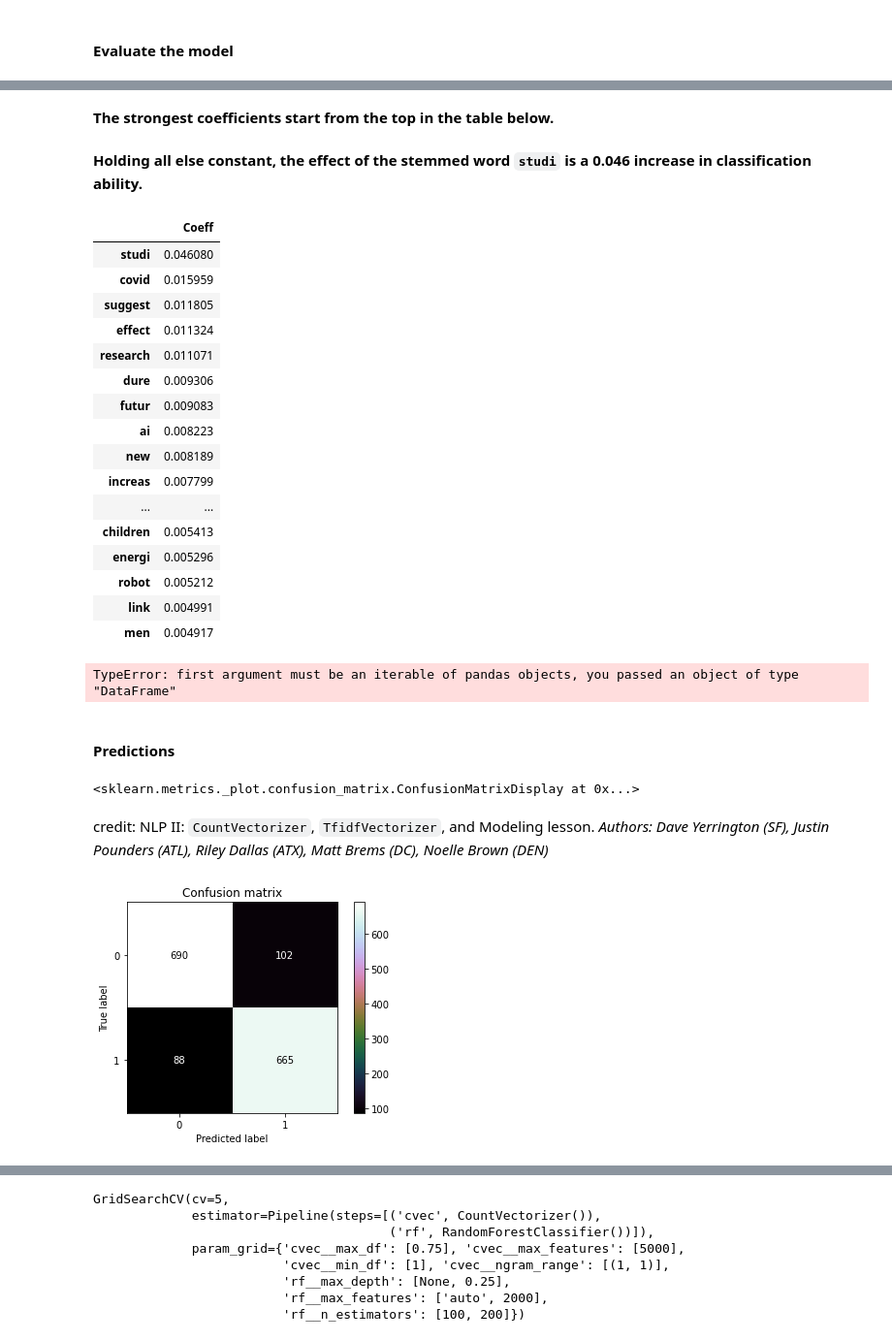
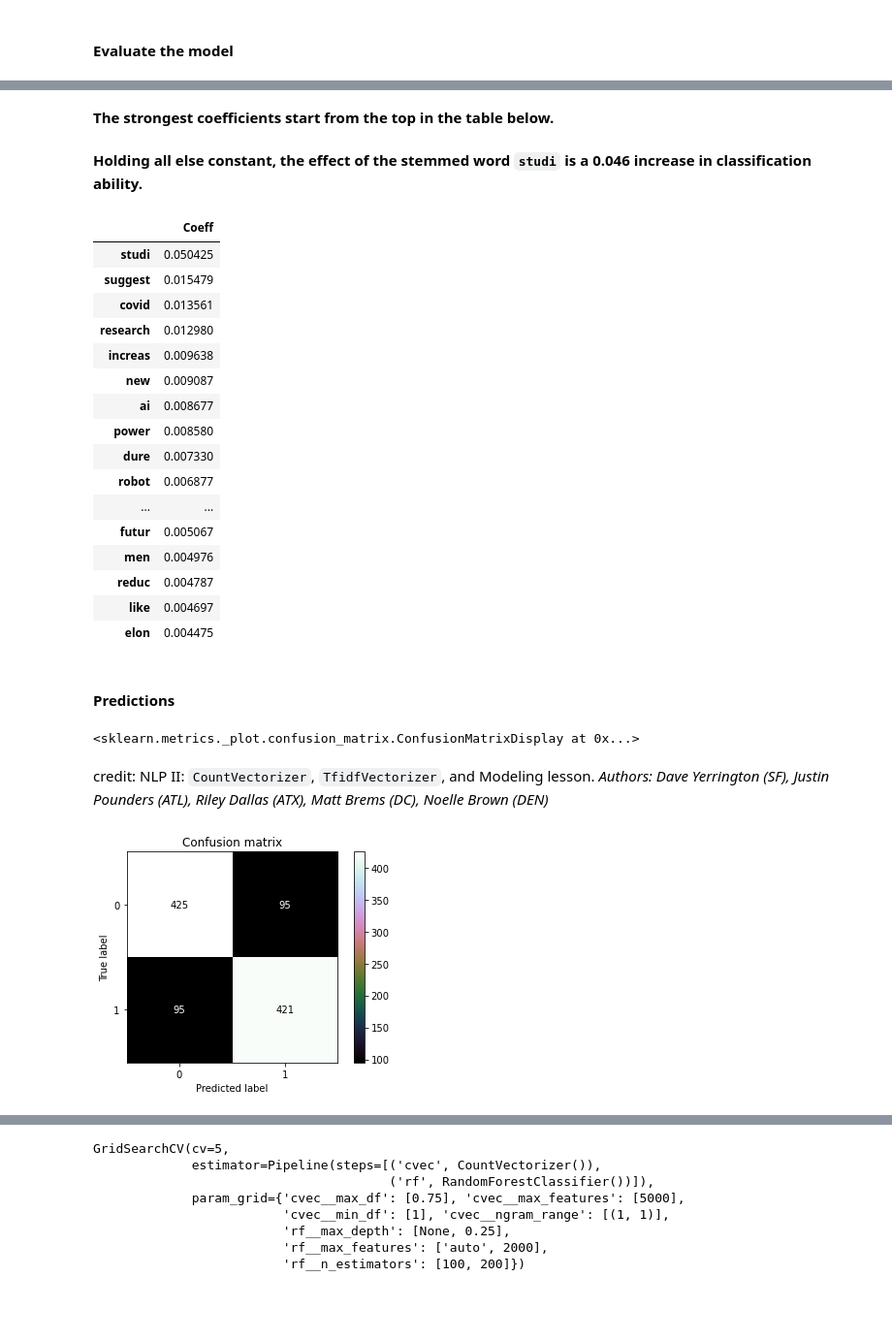
Before and after one commit to abishop17/plausible_utopia_nlp_classification_modeling, a Jupyter notebook: code/Project 3 - #2 of 3 (Models) - Plausible Utopia -- Classification Modeling on Subreddits.ipynb, the cells around one changed output, grey strips where cells are left out. Shown: that part at 97% size. Drawn from its saved outputs; the diff is of its cells as text; code cells hidden in the pictures; blank space fills up the shorter version.

```diff
--- a/code/Project 3 - #2 of 3 (Models) - Plausible Utopia -- Classification Modeling on Subreddits.ipynb
+++ b/code/Project 3 - #2 of 3 (Models) - Plausible Utopia -- Classification Modeling on Subreddits.ipynb
@@ -833,47 +832,47 @@ feature_importances_df = (pd.DataFrame(selected_from_model.estimator_.feature_im
                                       .sort_values('Coeff', ascending = False))
 display(feature_importances_df[:20])
 
-pd.concat(feature_importances_df)
+# Export to combine with other top 100 features that I'm able to pull from other models
+feature_importances_df[:100].to_csv('../data/feature_selection/feature_selection_randomforest.csv')
 # %% [output]
 **The strongest coefficients start from the top in the table below.**
 **Holding all else constant, the effect of the stemmed word `studi` is a 0.046 increase in classification ability.**
 |  | Coeff |
-| studi | 0.046080 |
-| covid | 0.015959 |
-| suggest | 0.011805 |
-| effect | 0.011324 |
-| research | 0.011071 |
-| dure | 0.009306 |
-| futur | 0.009083 |
-| ai | 0.008223 |
-| new | 0.008189 |
-| increas | 0.007799 |
+| studi | 0.050425 |
+| suggest | 0.015479 |
+| covid | 0.013561 |
+| research | 0.012980 |
+| increas | 0.009638 |
+| new | 0.009087 |
+| ai | 0.008677 |
+| power | 0.008580 |
+| dure | 0.007330 |
+| robot | 0.006877 |
 | ... | ... |
-| children | 0.005413 |
-| energi | 0.005296 |
-| robot | 0.005212 |
-| link | 0.004991 |
-| men | 0.004917 |
+| futur | 0.005067 |
+| men | 0.004976 |
+| reduc | 0.004787 |
+| like | 0.004697 |
+| elon | 0.004475 |
-TypeError: first argument must be an iterable of pandas objects, you passed an object of type "DataFrame"
 # %% [markdown]
 #### Predictions
 # %%
 # Get predictions
-preds = gs_cvec_nb.predict(X_test)
+preds = rf_ex_pipe.predict(X_test_cvec)
 
 # Save confusion matrix values
 tn, fp, fn, tp = confusion_matrix(y_test, preds).ravel()
 
 # View confusion matrix
 
-display(plot_confusion_matrix(gs_cvec_nb, X_test, y_test, cmap='cubehelix', values_format='d'));
+display(plot_confusion_matrix(rf_ex_pipe, X_test_cvec, y_test, cmap='cubehelix', values_format='d'));
 plt.title('Confusion matrix')
 
 printmd('credit: NLP II: `CountVectorizer`, `TfidfVectorizer`, and Modeling lesson. _Authors: Dave Yerrington (SF), Justin Pounders (ATL), Riley Dallas (ATX), Matt Brems (DC), Noelle Brown (DEN)_')
 # %% [output]
 <sklearn.metrics._plot.confusion_matrix.ConfusionMatrixDisplay at 0x...>
 credit: NLP II: `CountVectorizer`, `TfidfVectorizer`, and Modeling lesson. _Authors: Dave Yerrington (SF), Justin Pounders (ATL), Riley Dallas (ATX), Matt Brems (DC), Noelle Brown (DEN)_
-[figure, old version]
+[figure, new version]
 # %%
 # Calculate the accuracy
 
```
Also changed, not shown: parts of 27 cells of this notebook, 5 other files.
